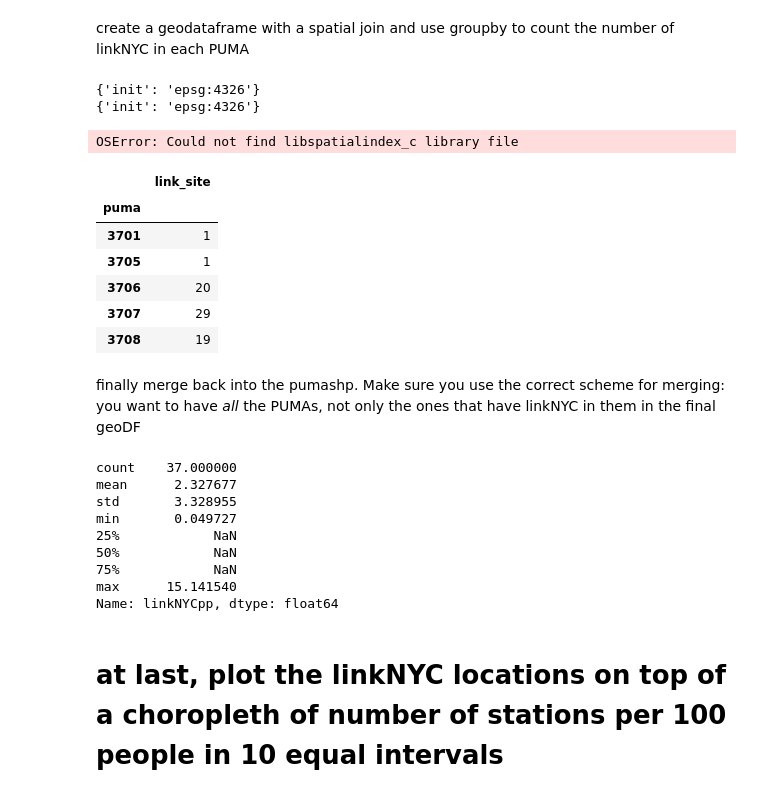
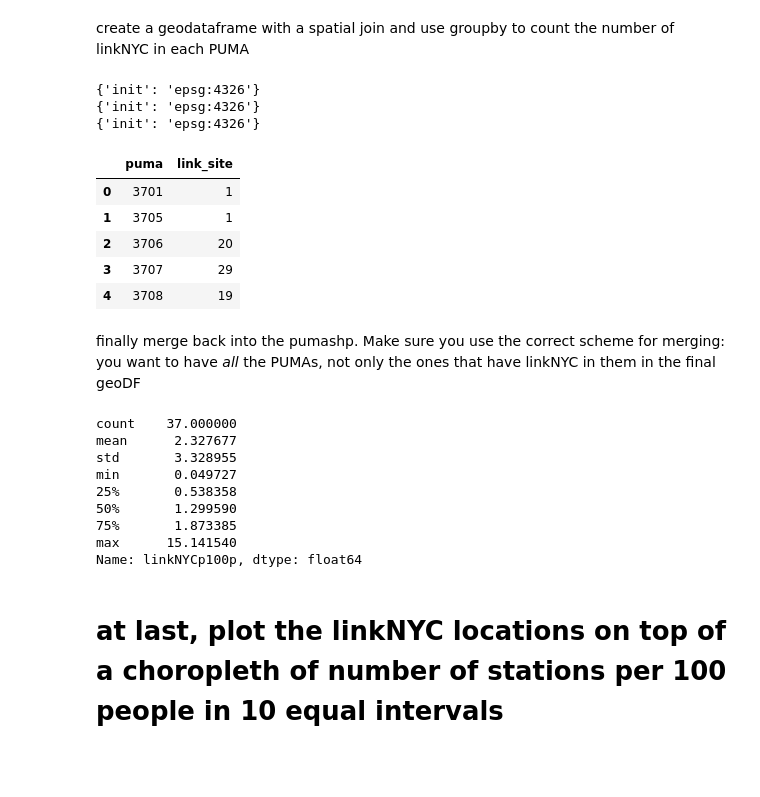
Before and after one commit to tanyani/PUI2018_tn1050, a Jupyter notebook: HW7_tn1050/geopandas_census_instructions.ipynb, the cells around one changed output. Cells and saved outputs as stored; diff of their text form; code cells hidden in the pictures; blank space fills up the shorter version.

```diff
--- a/HW7_tn1050/geopandas_census_instructions.ipynb
+++ b/HW7_tn1050/geopandas_census_instructions.ipynb
@@ -493,40 +511,39 @@ create a geodataframe with a spatial join and use groupby to count the number of
 # %%
 print(gdf.crs)
 print(pumashp.crs)
+print(pumaPop_shp.crs)
 # %% [output]
 {'init': 'epsg:4326'}
 {'init': 'epsg:4326'}
+{'init': 'epsg:4326'}
 # %%
-linkpp = gpd.sjoin(pumashp.to_crs(epsg=2263), gdf.to_crs(epsg=2263))
+linkpp = gpd.sjoin(pumashp.to_crs(epsg=2263), gdf.to_crs(epsg=2263)).groupby('puma')['link_site'].count().reset_index()
 linkpp.head()
-# linkpp = linkpp.groupby('puma')['link_site'].count()
 # %% [output]
-OSError: Could not find libspatialindex_c library file
+|  | puma | link_site |
+| 0 | 3701 | 1 |
+| 1 | 3705 | 1 |
+| 2 | 3706 | 20 |
+| 3 | 3707 | 29 |
+| 4 | 3708 | 19 |
-# %%
-linkpp = gpd.sjoin(..).groupby(...)
-linkpp.head()
-# %% [output]
-|  | link_site |
-| puma |  |
-| 3701 | 1 |
-| 3705 | 1 |
-| 3706 | 20 |
-| 3707 | 29 |
-| 3708 | 19 |
 # %% [markdown]
 finally merge back into the pumashp. Make sure you use the correct scheme for merging: you want to have _all_ the PUMAs, not only the ones that have linkNYC in them in the final geoDF
 # %%
 #linkNYC per 100 inhabitants
+pumashplc = pumaPop_shp.merge(linkpp, how='left', on='puma')
+pumashplc["linkNYCp100p"] = pumashplc.B00001_001E/100
+pumashplc.linkNYCp100p = pumashplc.link_site / pumashplc.linkNYCp100p
+
 pumashplc["linkNYCp100p"].describe()
 # %% [output]
 count    37.000000
 mean      2.327677
 std       3.328955
 min       0.049727
-25%            NaN
-50%            NaN
-75%            NaN
+25%       0.538358
+50%       1.299590
+75%       1.873385
 max      15.141540
-Name: linkNYCpp, dtype: float64
+Name: linkNYCp100p, dtype: float64
 # %% [markdown]
 # at last, plot the linkNYC locations on top of a choropleth of number of stations per 100 people  in 10 equal intervals
```
Also changed, not shown: parts of 15 cells of this notebook, 1 other file.
